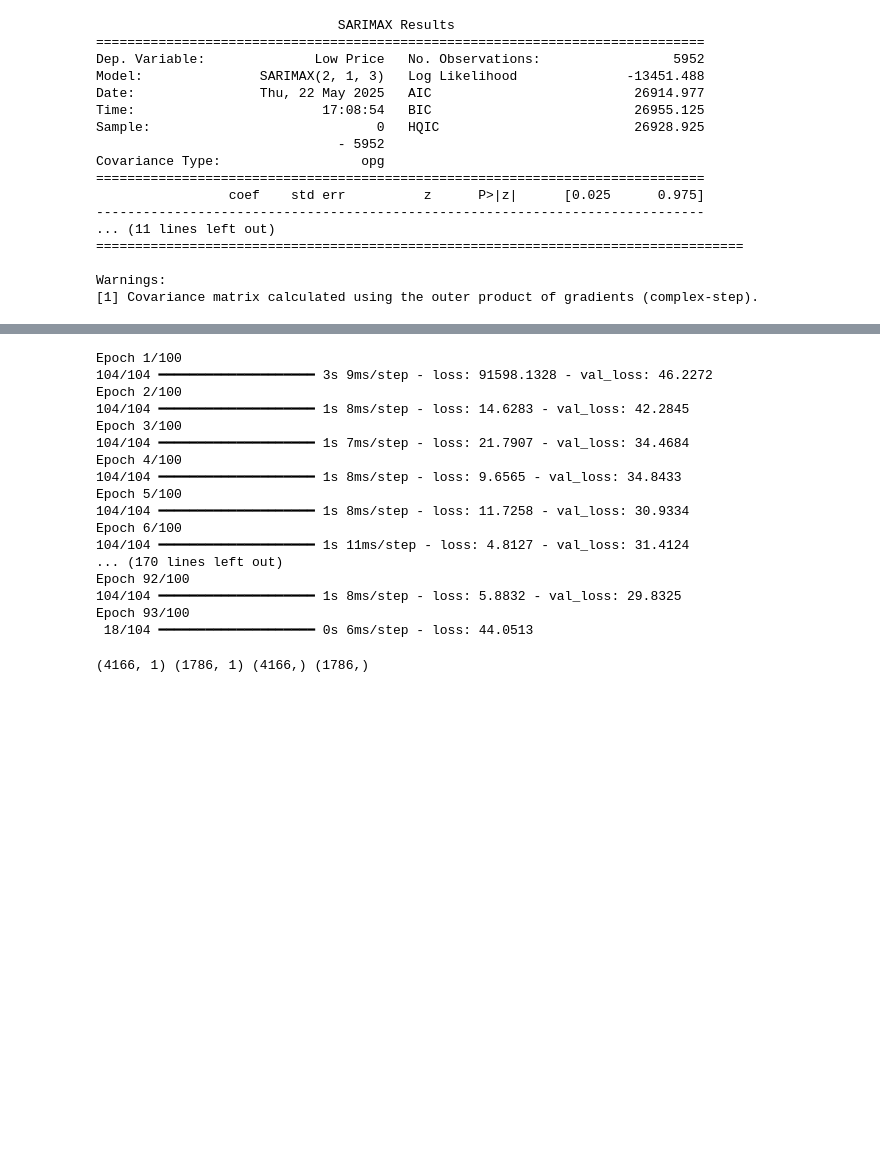
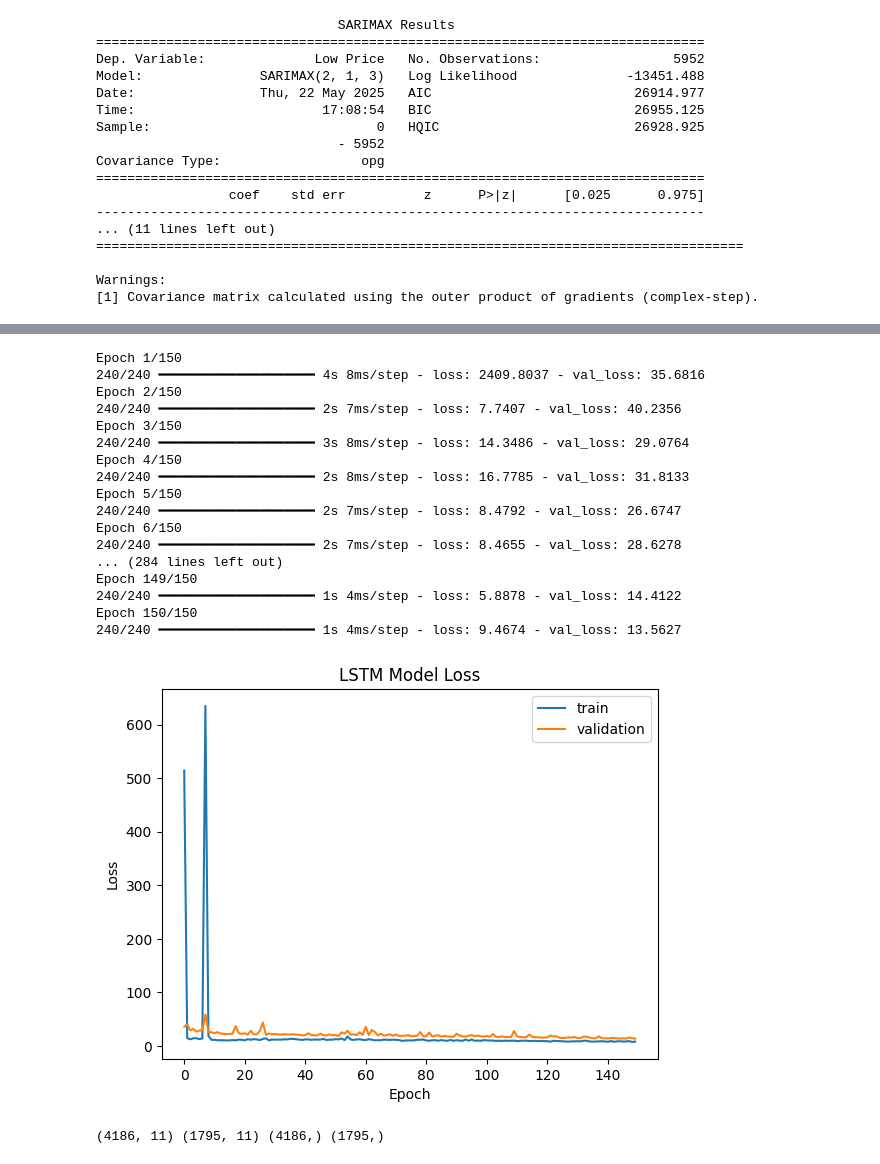
Before and after one commit to ibixina/ML, a Jupyter notebook: stocksTorn/torn_stocks_analysis.ipynb, the cells around one changed output, grey strips where cells are left out. Drawn from its saved outputs; the diff is of its cells as text; code cells hidden in the pictures; blank space fills up the shorter version.

Commit message:
testing new models

```diff
--- a/stocksTorn/torn_stocks_analysis.ipynb
+++ b/stocksTorn/torn_stocks_analysis.ipynb
@@ -181,48 +188,50 @@ Model: "sequential_1"
 # %%
 # Train the LSTM model
-history = model.fit(X_train_lstm, y_train_lstm, epochs=100, batch_size=32, validation_split=0.2, verbose=1)
+history = model.fit(X_train_lstm, y_train_lstm, epochs=150, batch_size=14, validation_split=0.2, verbose=1)
 # You can adjust epochs, batch_size, and validation_split
 
 # Optional: Plot training history to see loss over epochs
 import matplotlib.pyplot as plt
 
 plt.plot(history.history['loss'], label='train')
 plt.plot(history.history['val_loss'], label='validation')
 plt.title('LSTM Model Loss')
 plt.xlabel('Epoch')
 plt.ylabel('Loss')
 plt.legend()
 plt.show()
 # %% [output]
-Epoch 1/100
-104/104 ━━━━━━━━━━━━━━━━━━━━ 3s 9ms/step - loss: 91598.1328 - val_loss: 46.2272
-Epoch 2/100
-104/104 ━━━━━━━━━━━━━━━━━━━━ 1s 8ms/step - loss: 14.6283 - val_loss: 42.2845
-Epoch 3/100
-104/104 ━━━━━━━━━━━━━━━━━━━━ 1s 7ms/step - loss: 21.7907 - val_loss: 34.4684
-Epoch 4/100
-104/104 ━━━━━━━━━━━━━━━━━━━━ 1s 8ms/step - loss: 9.6565 - val_loss: 34.8433
-Epoch 5/100
-104/104 ━━━━━━━━━━━━━━━━━━━━ 1s 8ms/step - loss: 11.7258 - val_loss: 30.9334
-Epoch 6/100
-104/104 ━━━━━━━━━━━━━━━━━━━━ 1s 11ms/step - loss: 4.8127 - val_loss: 31.4124
-... (170 lines left out)
-Epoch 92/100
-104/104 ━━━━━━━━━━━━━━━━━━━━ 1s 8ms/step - loss: 5.8832 - val_loss: 29.8325
-Epoch 93/100
- 18/104 ━━━━━━━━━━━━━━━━━━━━ 0s 6ms/step - loss: 44.0513
+Epoch 1/150
+240/240 ━━━━━━━━━━━━━━━━━━━━ 4s 8ms/step - loss: 2409.8037 - val_loss: 35.6816
+Epoch 2/150
+240/240 ━━━━━━━━━━━━━━━━━━━━ 2s 7ms/step - loss: 7.7407 - val_loss: 40.2356
+Epoch 3/150
+240/240 ━━━━━━━━━━━━━━━━━━━━ 3s 8ms/step - loss: 14.3486 - val_loss: 29.0764
+Epoch 4/150
+240/240 ━━━━━━━━━━━━━━━━━━━━ 2s 8ms/step - loss: 16.7785 - val_loss: 31.8133
+Epoch 5/150
+240/240 ━━━━━━━━━━━━━━━━━━━━ 2s 7ms/step - loss: 8.4792 - val_loss: 26.6747
+Epoch 6/150
+240/240 ━━━━━━━━━━━━━━━━━━━━ 2s 7ms/step - loss: 8.4655 - val_loss: 28.6278
+... (284 lines left out)
+Epoch 149/150
+240/240 ━━━━━━━━━━━━━━━━━━━━ 1s 4ms/step - loss: 5.8878 - val_loss: 14.4122
+Epoch 150/150
+240/240 ━━━━━━━━━━━━━━━━━━━━ 1s 4ms/step - loss: 9.4674 - val_loss: 13.5627
+[figure, added]
 # %%
-# test train data
-from sklearn.model_selection import train_test_split
+# can't use this due to the data being temporally dependent, so cannot randomize the dataset. implement a different method above.
+# # test train data
+# from sklearn.model_selection import train_test_split
 
-drop = ["Closing Price", "Opening Price", "High Price", "Timestamp", "No of Shares", "NextValue"]
-df = stockDataCopy.copy()
-X = df.drop(drop, axis=1)
-y = df["NextValue"]
-x_train, x_test, y_train, y_test = train_test_split(X, y, test_size=0.3, random_state=42)
-print(x_train.shape, x_test.shape, y_train.shape, y_test.shape)
+# drop = ["Closing Price", "Opening Price", "High Price", "Timestamp", "No of Shares", "NextValue"]
+# df = stockDataCopy.copy()
+# X = df.drop(drop, axis=1)
+# y = df["NextValue"]
+# x_train, x_test, y_train, y_test = train_test_split(X, y, test_size=0.3, random_state=42)
+# print(x_train.shape, x_test.shape, y_train.shape, y_test.shape)
 # %% [output]
-(4166, 1) (1786, 1) (4166,) (1786,)
+(4186, 11) (1795, 11) (4186,) (1795,)
 # %%
 X.head(), y.head()
 # %% [output]
```
Also changed, not shown: parts of 12 cells of this notebook.
